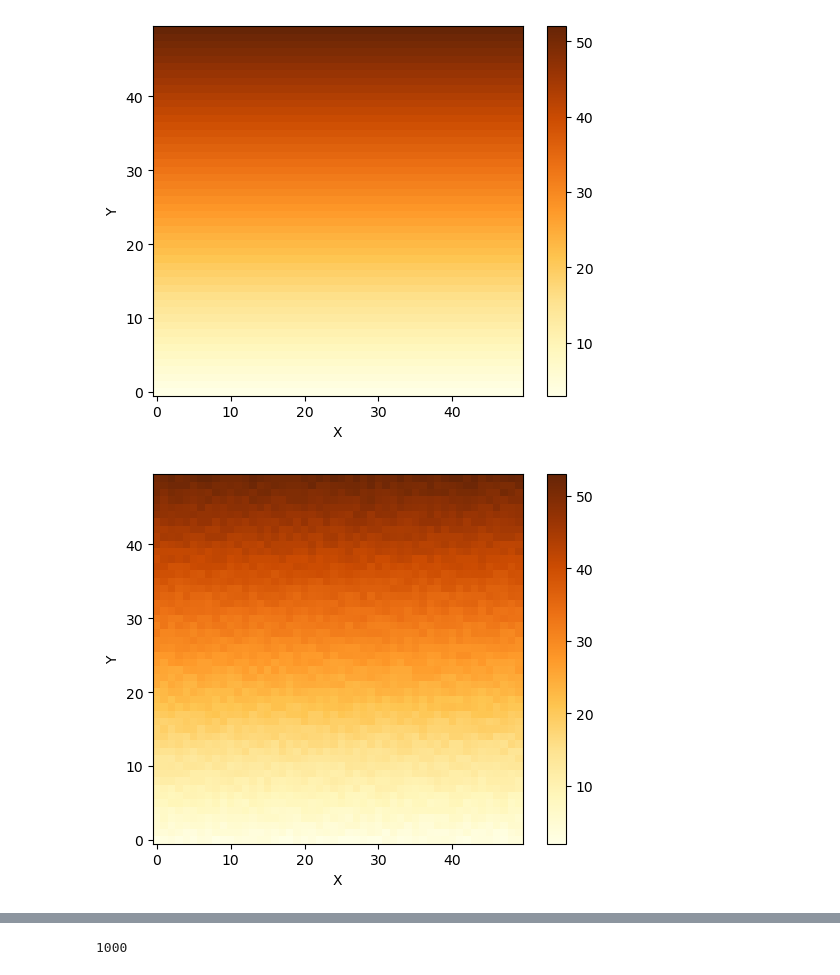
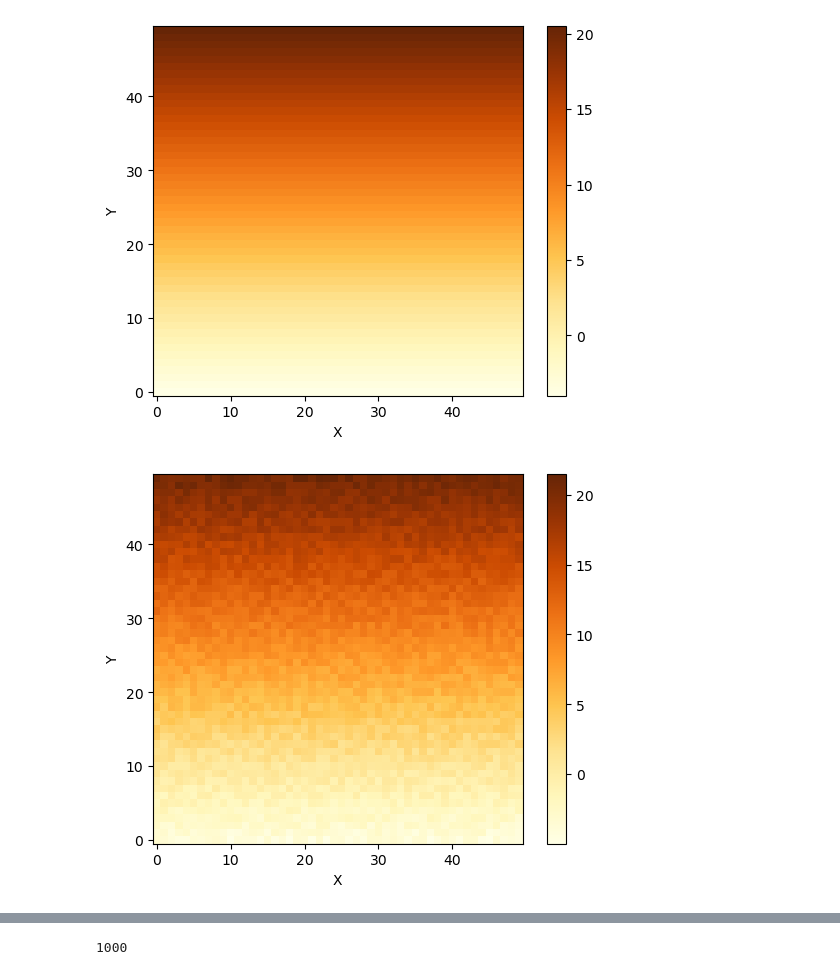
Before and after one commit to csdms-espin/2026_Marine_Platforms, a Jupyter notebook: 1DGridUpliftandSeaLevel.ipynb, the cells around one changed output, grey strips where cells are left out. Drawn from its saved outputs; the diff is of its cells as text; code cells hidden in the pictures.

```diff
--- a/1DGridUpliftandSeaLevel.ipynb
+++ b/1DGridUpliftandSeaLevel.ipynb
@@ -147,22 +9,22 @@ def compare_2d_3d(grid, surface="topographic__elevation", units='m', elev=20, az
 # %%
 num_rows = 50  # number of grid rows
 num_cols = 50  # number of grid columns
 dxy = 1  # resolution of raster cell [m], or node horizontal and vertical spacing
 grid = RasterModelGrid((num_rows, num_cols), dxy)
 
 #create the initial simplified ramp topography
 topo = grid.add_zeros('topographic__elevation', at='node')
-cliff_height = 3 #working in meters
+cliff_height = -4 #working in meters
 for i in range(num_rows):
     start = i * num_rows
     end = start + num_rows
     topo[start:end] = cliff_height
-    cliff_height += 1
+    cliff_height += 0.5
 
 # Plot the topo map
 imshow_grid(grid, "topographic__elevation",cmap="YlOrBr")
 # %% [output]
-[figure, old version]
+[figure, new version]
 # %%
 topo_noise = np.random.uniform(-1, 1, 2500)
 topo += topo_noise
@@ -170,4 +32,4 @@ topo += topo_noise
 # Plot the topo map with noise
 imshow_grid(grid, "topographic__elevation",cmap="YlOrBr")
 # %% [output]
-[figure, old version]
+[figure, new version]
```
Also changed, not shown: parts of 6 cells of this notebook.
